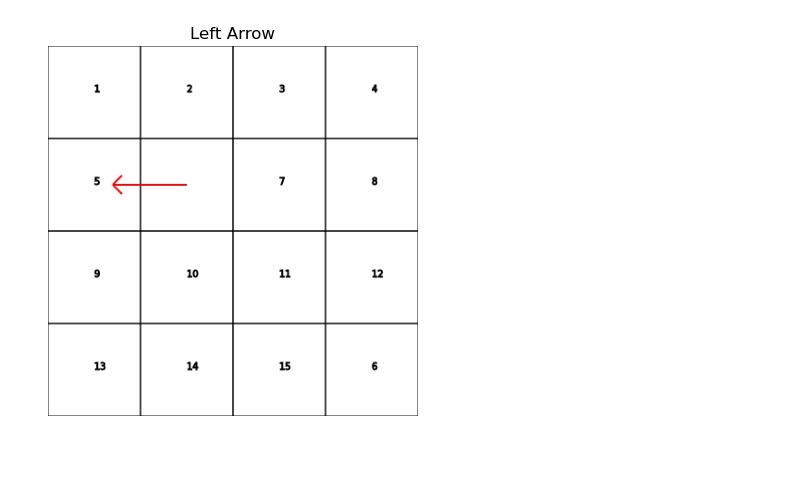
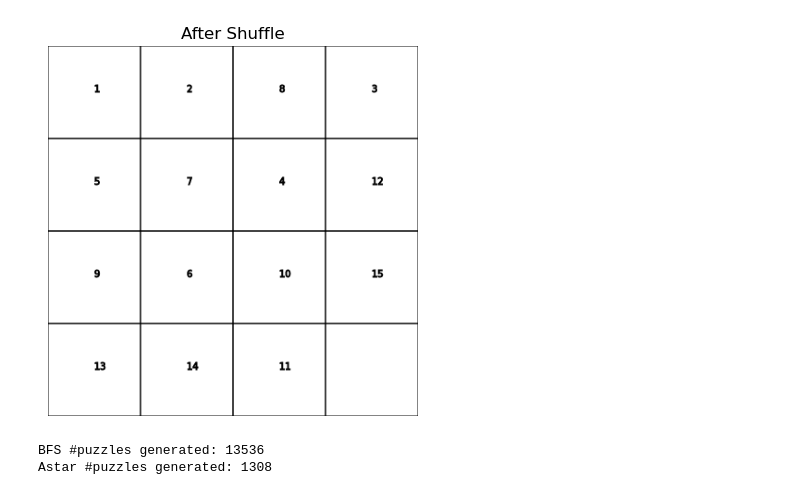
Before and after one commit to damiha/Sandbox, a Jupyter notebook: 15Puzzle.ipynb, the cells around one changed output. Cells and saved outputs as stored; diff of their text form; code cells hidden in the pictures; blank space fills up the shorter version.

```diff
--- a/15Puzzle.ipynb
+++ b/15Puzzle.ipynb
@@ -110,4 +159,13 @@ draw_puzzle_move(puzzle, "left")
 # %%
-show_canvas("Left Arrow")
+n_shuffles = 30
+
+move_sequence = generate_move_sequence(n_shuffles)
+
+for move in move_sequence:
+    puzzle = get_puzzle_after_move(puzzle, move)
+
+draw_puzzle(puzzle)
-# %% [output]
-[figure, removed]
+# %%
+show_canvas("After Shuffle")
+# %% [output]
+[figure, added]
@@ -113,0 +341,9 @@ show_canvas("Left Arrow")
+# %%
+move_sequence_BFS, puzzle_sequence_BFS, puzzles_generated_BFS = solve_BFS(puzzle)
+move_sequence_Astar, puzzle_sequence_Astar, puzzles_generated_Astar = solve_Astar(puzzle, displacement_heuristic)
+
+print(f"BFS #puzzles generated: {puzzles_generated_BFS}")
+print(f"Astar #puzzles generated: {puzzles_generated_Astar}")
+# %% [output]
+BFS #puzzles generated: 13536
+Astar #puzzles generated: 1308
```
Also changed, not shown: parts of 18 cells of this notebook, 1 other file.
